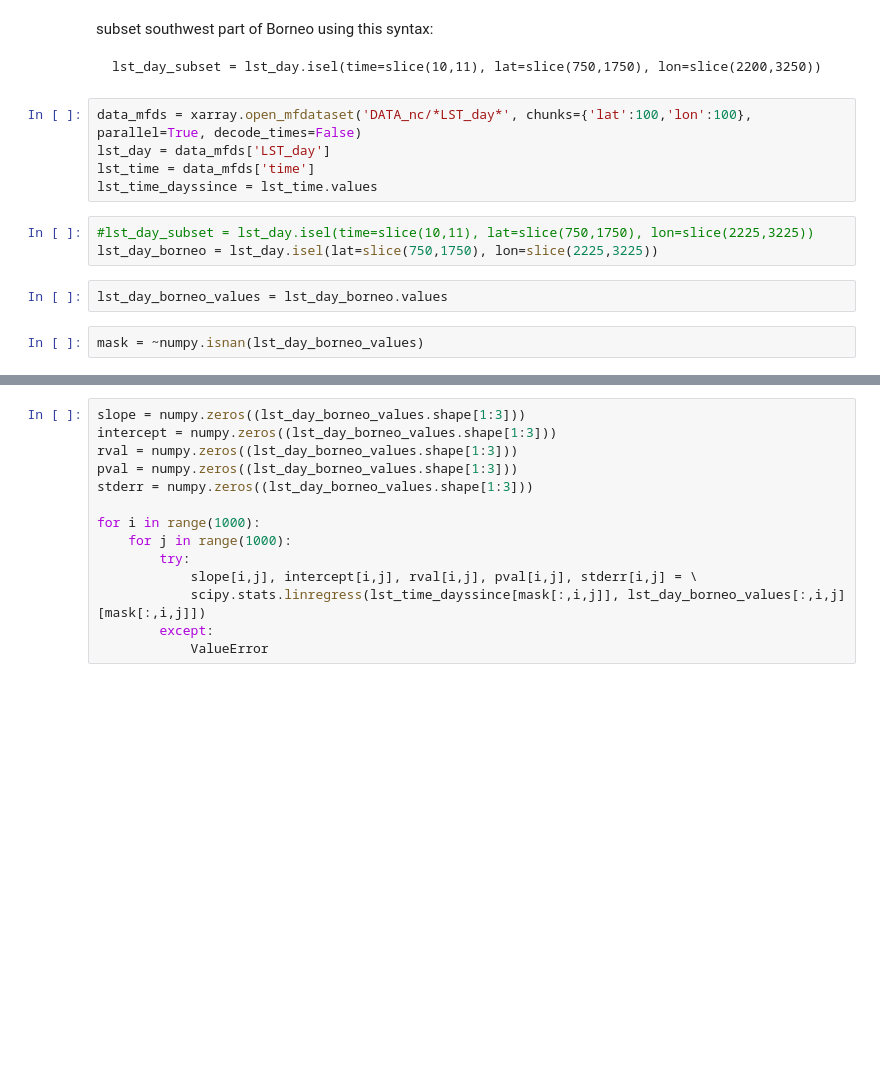
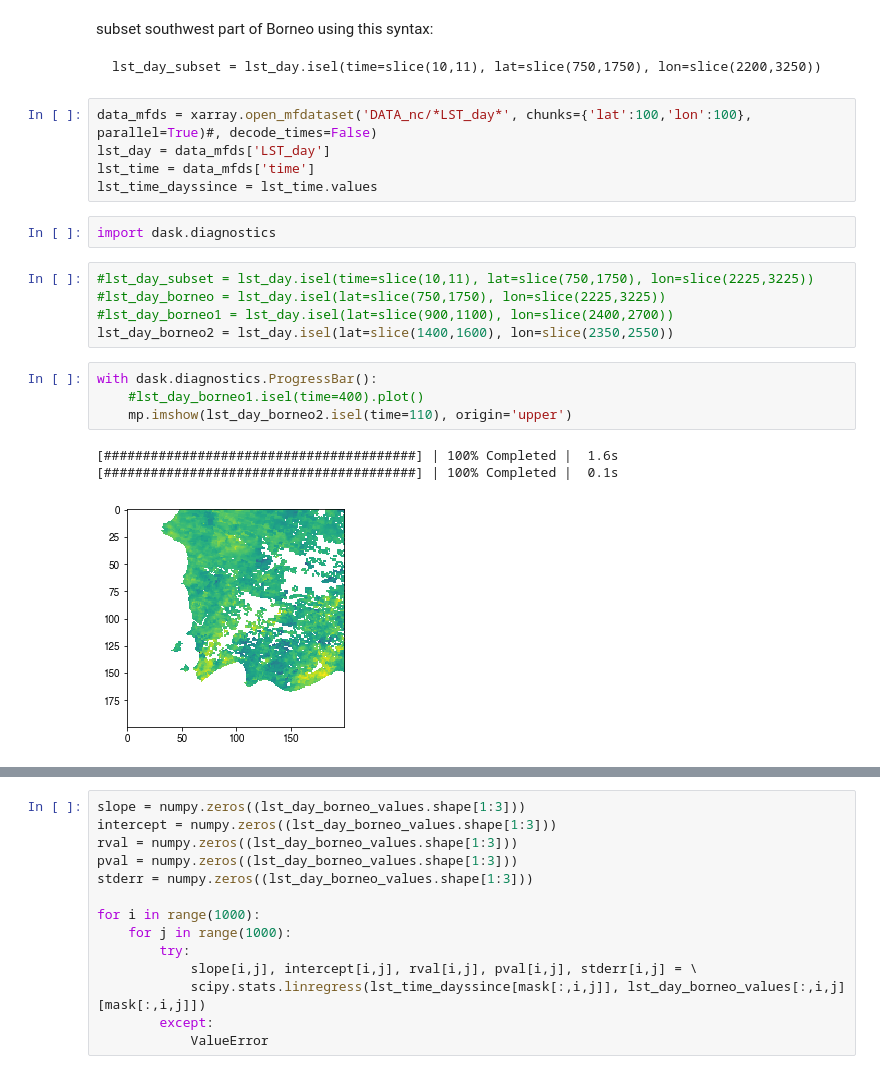
Before and after one commit to bairdlangenbrunner/indonesia-analysis, a Jupyter notebook: modis-analysis/notebook-files/analyzing_modis_8day_LST_file_ANALYZE_REGRESSIONS.ipynb, the cells around one changed output, grey strips where cells are left out. Cells and saved outputs as stored; diff of their text form; blank space fills up the shorter version.

````diff
--- a/modis-analysis/notebook-files/analyzing_modis_8day_LST_file_ANALYZE.ipynb
+++ b/modis-analysis/notebook-files/analyzing_modis_8day_LST_file_ANALYZE_REGRESSIONS.ipynb
@@ -47,14 +48,22 @@ subset southwest part of Borneo using this syntax:
 lst_day_subset = lst_day.isel(time=slice(10,11), lat=slice(750,1750), lon=slice(2200,3250))
 ```
 # %%
-data_mfds = xarray.open_mfdataset('DATA_nc/*LST_day*', chunks={'lat':100,'lon':100}, parallel=True, decode_times=False)
+data_mfds = xarray.open_mfdataset('DATA_nc/*LST_day*', chunks={'lat':100,'lon':100}, parallel=True)#, decode_times=False)
 lst_day = data_mfds['LST_day']
 lst_time = data_mfds['time']
 lst_time_dayssince = lst_time.values
+# %%
+import dask.diagnostics
 # %%
 #lst_day_subset = lst_day.isel(time=slice(10,11), lat=slice(750,1750), lon=slice(2225,3225))
-lst_day_borneo = lst_day.isel(lat=slice(750,1750), lon=slice(2225,3225))
+#lst_day_borneo = lst_day.isel(lat=slice(750,1750), lon=slice(2225,3225))
+#lst_day_borneo1 = lst_day.isel(lat=slice(900,1100), lon=slice(2400,2700))
+lst_day_borneo2 = lst_day.isel(lat=slice(1400,1600), lon=slice(2350,2550))
-# %%
-lst_day_borneo_values = lst_day_borneo.values
-# %%
-mask = ~numpy.isnan(lst_day_borneo_values)
+# %%
+with dask.diagnostics.ProgressBar():
+    #lst_day_borneo1.isel(time=400).plot()
+    mp.imshow(lst_day_borneo2.isel(time=110), origin='upper')
+# %% [output]
+[########################################] | 100% Completed |  1.6s
+[########################################] | 100% Completed |  0.1s
+[figure, added]
````
Also changed, not shown: parts of 7 cells of this notebook, 9 other files.
